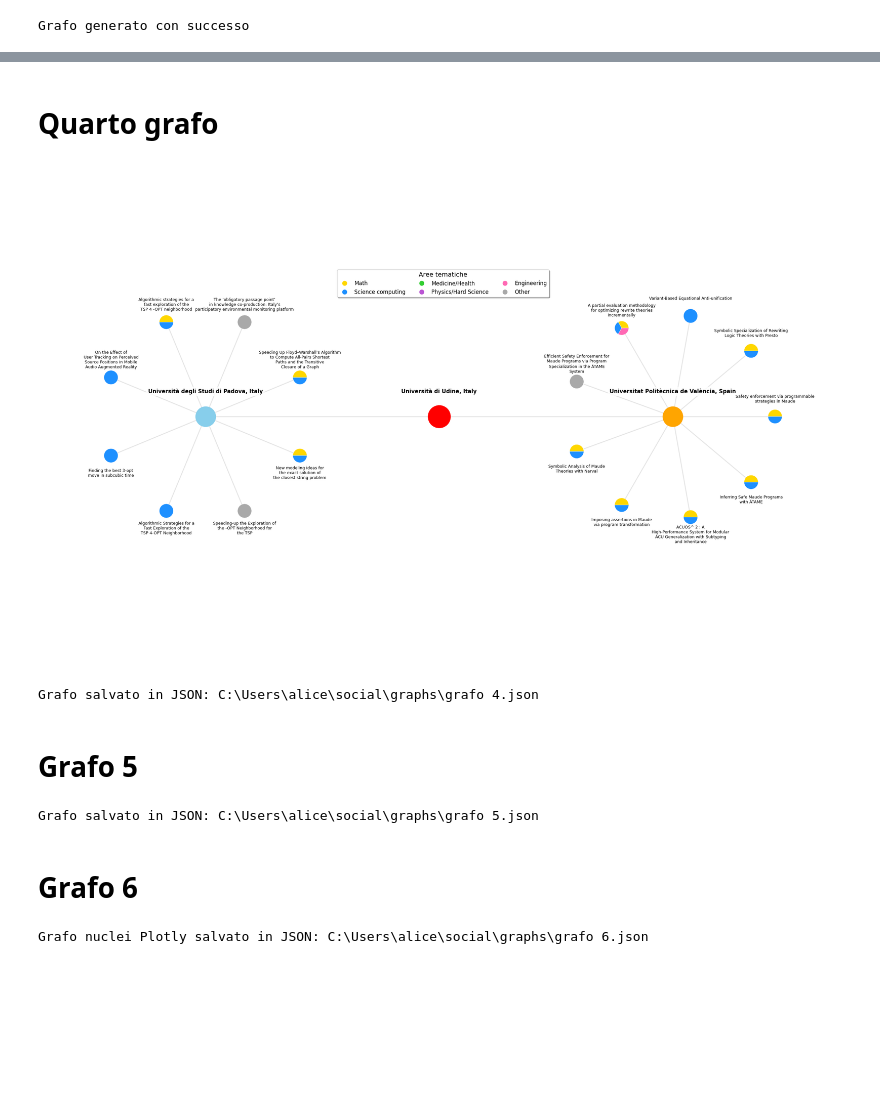
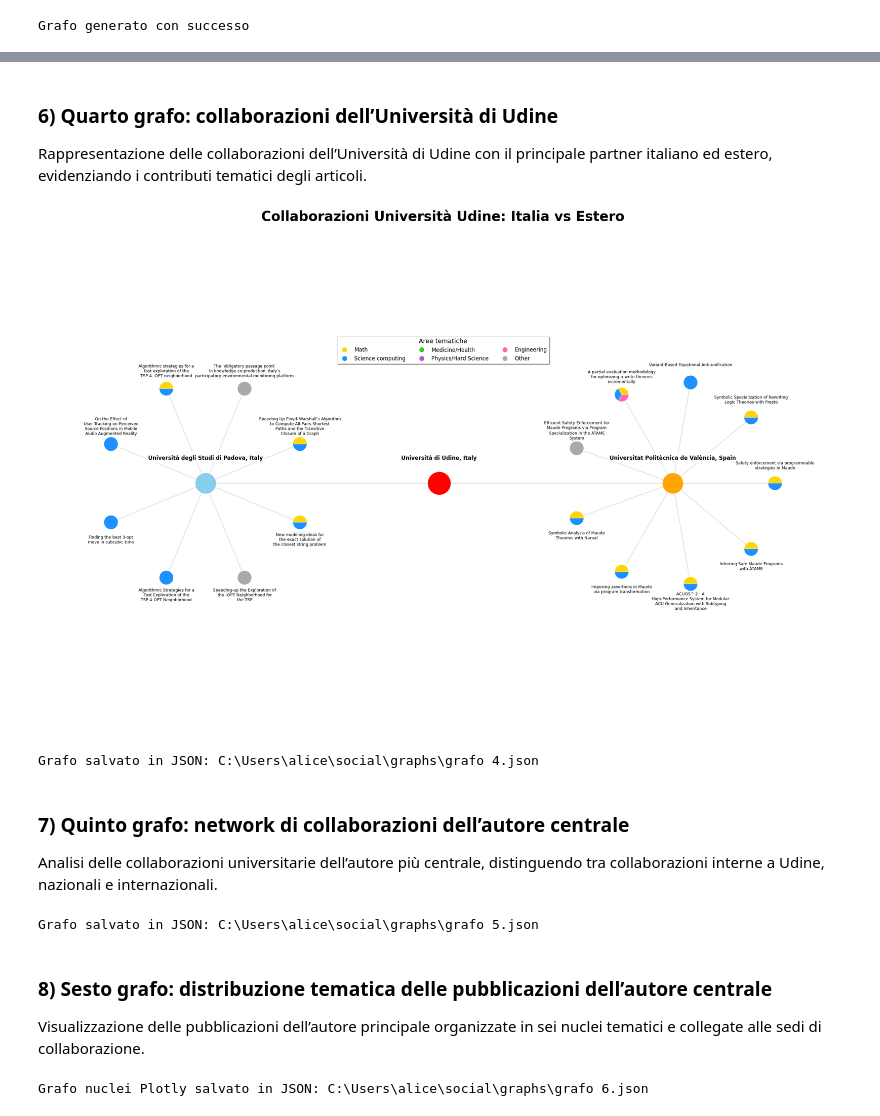
Before and after one commit to Aliceblandino/social, a Jupyter notebook: src/codicejson.ipynb, the cells around one changed output, grey strips where cells are left out. Cells and saved outputs as stored; diff of their text form; code cells hidden in the pictures; blank space fills up the shorter version.

```diff
--- a/src/codicejson.ipynb
+++ b/src/codicejson.ipynb
@@ -849,18 +933,8 @@ Institute of AI for Health, Helmholtz Center Munich German Research Center for E
 # %% [markdown]
-# Quarto grafo
+### 6) Quarto grafo: collaborazioni dell’Università di Udine
+Rappresentazione delle collaborazioni dell’Università di Udine con il principale partner italiano ed estero, evidenziando i contributi tematici degli articoli.
 # %%
-import pandas as pd
-import networkx as nx
-import matplotlib.pyplot as plt
-import numpy as np
-from collections import Counter
-from matplotlib.lines import Line2D
-from matplotlib.patches import Wedge
-
-# --- 1️⃣ CARICAMENTO E ANALISI ---
-#df = pd.read_csv("nuovo_dataset.csv")
 df_udine = df[df["Affiliations"].str.contains("Udine", case=False, na=False)].copy()
-
 italy_counter = Counter()
 foreign_counter = Counter()
 
@@ -886,7 +960,7 @@ uni_italy_clean = clean_uni_name(raw_italy)
 uni_foreign_clean = clean_uni_name(raw_foreign)
 udine_clean = "Università di Udine, Italy"
 
-# --- 2️⃣ CONFIGURAZIONE CATEGORIE ---
+#configurazione categorie
 categories_map = {
     "Math": ["math", "algebra", "logic", "discrete", "geometry", "analis", "matemat", "combinatorics", "graph theory", "set theory", "formal proofs", "optimization", "calculus", "numerical", "complexity"],
     "Science computing": ["computer", "algorithm", "informatic", "computing", "systems", "intelligence", "ai", "software", "data", "cyber", "heuristics", "ceur", "acm", "ieee", "machine learning", "deep learning", "neural net", "signal processing", "vision", "image", "cloud", "iot", "programming", "simulation"],
@@ -901,7 +975,6 @@ color_palette = {
 }
 
 # Set per tenere traccia delle categorie effettivamente usate
-
 def get_article_categories(row):
     full_text = " ".join([str(row.get("Title", "")), str(row.get("Author Keywords", "")), str(row.get("Index Keywords", ""))]).lower()
     found = [cat for cat, keywords in categories_map.items() if any(kw in full_text for kw in keywords)]
@@ -913,13 +986,12 @@ def sanitize_title(title):
     for ch in ["$", "{", "}", "\\"]: title = title.replace(ch, "")
     title = title.replace("textsf", "").replace("mathbf", "")
     words = title.split()
-    # Aumentiamo leggermente il numero di parole per riga per allargare il blocco di testo
     if len(words) > 4:
         lines = [" ".join(words[i:i+4]) for i in range(0, len(words), 4)]
         title = "\n".join(lines)
     return title.strip()
 
-# --- 3️⃣ COSTRUZIONE GRAFO ---
+#grafo
 G = nx.Graph()
 G.add_edge(udine_clean, uni_italy_clean)
 G.add_edge(udine_clean, uni_foreign_clean)
@@ -942,25 +1014,25 @@ for _, row in df_udine.iterrows():
     elif has_it and has_fr:
         center.append(title); G.add_edge(uni_italy_clean, title); G.add_edge(uni_foreign_clean, title)
 
-# --- 4️⃣ LAYOUT ---
+#layout
 pos = {udine_clean: (0, 0), uni_italy_clean: (-8, 0), uni_foreign_clean: (8, 0)}
 
 def arrange_full_circle(center_pos, items, radius):
     if not items: return
-    # Slittamento di 22.5 gradi per i numeri pari
-    start_offset = np.radians(22.5) if len(items) % 2 == 0 else 0
+    start_offset = np.radians(22.5) if len(items) % 2 == 0 else 0 # Slittamento di 22.5 gradi per i numeri pari
     angles = np.linspace(0, 2*np.pi, len(items), endpoint=False) + start_offset
     for i, t in enumerate(items):
         pos[t] = (center_pos[0] + radius * np.cos(angles[i]),
                   center_pos[1] + radius * np.sin(angles[i]))
 
-# Aumentato il raggio per dare più spazio ai testi larghi
+#risoluzione testo stretto
 arrange_full_circle(pos[uni_italy_clean], left, 3.5)
 arrange_full_circle(pos[uni_foreign_clean], right, 3.5)
 arrange_full_circle((0, -4.5), center, 2.5)
 
-# --- 5️⃣ DISEGNO ---
+#creazione grafo
 plt.figure(figsize=(32, 20))
+plt.title("Collaborazioni Università Udine: Italia vs Estero", fontsize=30, fontweight='bold',y=1.02)
 ax = plt.gca()
 ax.set_aspect('equal', adjustable='datalim')
 
@@ -981,44 +1053,43 @@ all_articles = left + right + center
 for node in all_articles:
     draw_pie_node(pos[node], article_data[node], radius=0.24)
 
-# Etichette Università
+#etichette università
 for n in [udine_clean, uni_italy_clean, uni_foreign_clean]:
     x, y = pos[n]
     plt.text(x, y + 0.8, s=n, fontsize=12, fontweight='bold', ha='center',
              bbox=dict(facecolor='white', alpha=0.8, edgecolor='none'))
 
-# Etichette Articoli
+#etichette articoli
 for art in all_articles:
     x, y = pos[art]
     if art in left: cp = pos[uni_italy_clean]
     elif art in right: cp = pos[uni_foreign_clean]
     else: cp = (0, -4.5)
 
     # Offset maggiore per evitare che il testo largo tocchi il nodo
     offset_y = 0.60 if y >= cp[1] else -0.60
     plt.text(x, y + offset_y, s=art, fontsize=9, ha="center", va="center",
              bbox=dict(facecolor='white', alpha=0.85, edgecolor='none', pad=0.3))
 
-# --- LEGENDA FILTRATA ---
-# Creiamo gli elementi solo per le aree che compaiono nel set used_categories
+#legenda
 legend_elements = [
     Line2D([0], [0], marker='o', color='w', label=k,
            markerfacecolor=v, markersize=12)
     for k, v in color_palette.items()
 ]
 
 plt.legend(handles=legend_elements,
            loc='upper center',
            bbox_to_anchor=(0.5, 0.80),
            title="Aree tematiche",
            fontsize=12,
            title_fontsize=14,
            ncol=3,
            frameon=True,
            shadow=True)
 
 plt.axis("off")
 plt.show()
 # %% [output]
-[figure, old version]
+[figure, new version]
 # %%
@@ -1063,5 +1114,6 @@ salva_grafo_json(G, pos, article_data, filename="grafo 4.json", output_dir=r"C:\
 # %% [output]
 Grafo salvato in JSON: C:\Users\alice\social\graphs\grafo 4.json
 # %% [markdown]
-# Grafo 5
+### 7) Quinto grafo: network di collaborazioni dell’autore centrale
+Analisi delle collaborazioni universitarie dell’autore più centrale, distinguendo tra collaborazioni interne a Udine, nazionali e internazionali.
 # %%
@@ -1266,5 +1277,6 @@ salva_grafo_central_author_json(G, pos, filename="grafo 5.json", output_dir=r"C:
 # %% [output]
 Grafo salvato in JSON: C:\Users\alice\social\graphs\grafo 5.json
 # %% [markdown]
-# Grafo 6
+### 8) Sesto grafo: distribuzione tematica delle pubblicazioni dell’autore centrale
+Visualizzazione delle pubblicazioni dell’autore principale organizzate in sei nuclei tematici e collegate alle sedi di collaborazione.
 # %%
```
Also changed, not shown: parts of 26 cells of this notebook, 1 other file.
